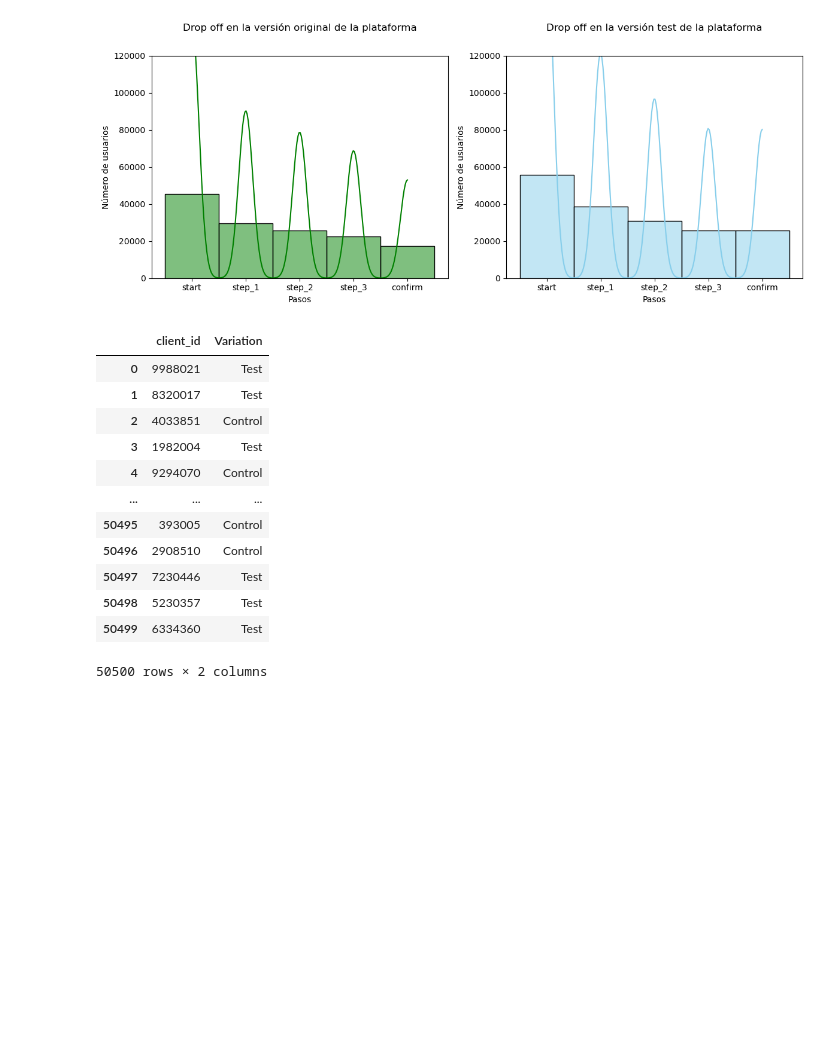
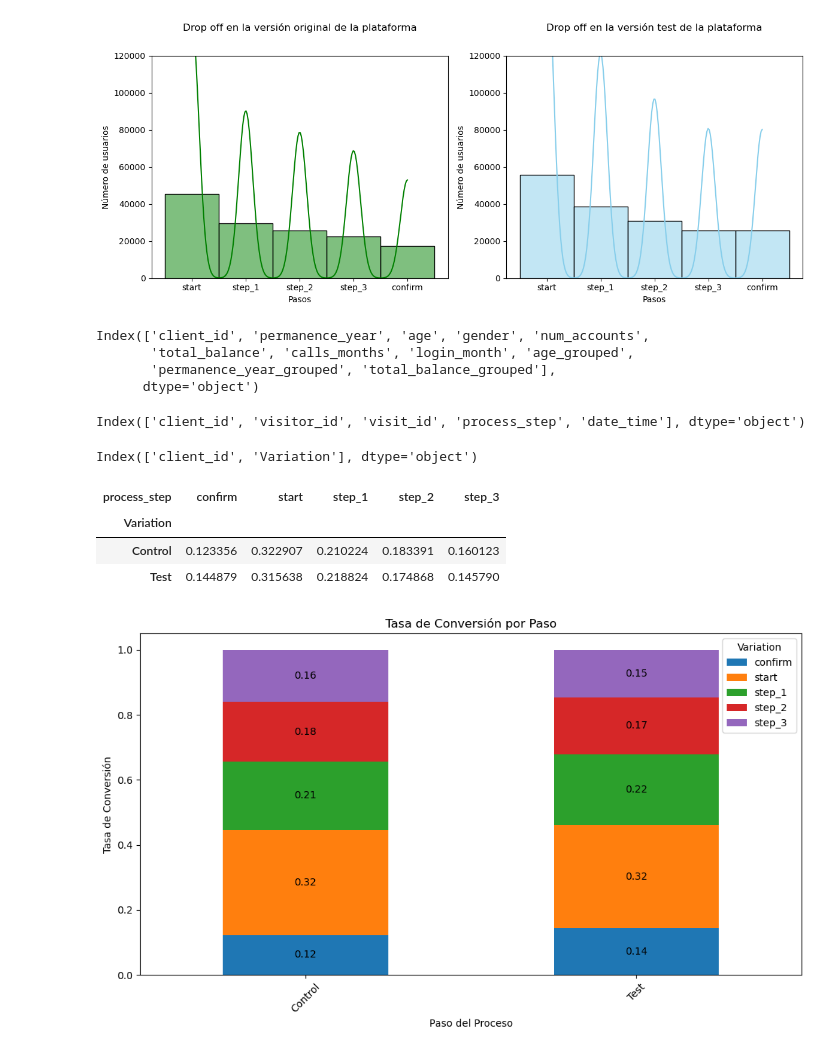
Before and after one commit to alicia-perez-diez/vanguard, a Jupyter notebook: notebooks/main.ipynb, the cells around one changed output. Cells and saved outputs as stored; diff of their text form; code cells hidden in the pictures; blank space fills up the shorter version.

```diff
--- a/notebooks/main.ipynb
+++ b/notebooks/main.ipynb
@@ -847,19 +859,58 @@ fig.update_layout(title="Tiempo promedio que tardan los usuarios en ir de un pas
 #mostramos el gráfico
 
 fig.show()
+# %%
+df_clientes_principales.columns
+# %% [output]
+Index(['client_id', 'permanence_year', 'age', 'gender', 'num_accounts',
+       'total_balance', 'calls_months', 'login_month', 'age_grouped',
+       'permanence_year_grouped', 'total_balance_grouped'],
+      dtype='object')
+# %%
+df_final_web_data.columns
+# %% [output]
+Index(['client_id', 'visitor_id', 'visit_id', 'process_step', 'date_time'], dtype='object')
 # %%
-df_exp
+df_exp.columns
 # %% [output]
-|  | client_id | Variation |
-| 0 | 9988021 | Test |
-| 1 | 8320017 | Test |
-| 2 | 4033851 | Control |
-| 3 | 1982004 | Test |
-| 4 | 9294070 | Control |
-| ... | ... | ... |
-| 50495 | 393005 | Control |
-| 50496 | 2908510 | Control |
-| 50497 | 7230446 | Test |
-| 50498 | 5230357 | Test |
-| 50499 | 6334360 | Test |
-50500 rows × 2 columns
+Index(['client_id', 'Variation'], dtype='object')
+# %%
+import pandas as pd
+import matplotlib.pyplot as plt
+
+# Unimos los dataframes en uno solo utilizando la columna 'client_id' como clave
+df_merged_para_tasa_de_conversion = pd.merge(df_final_web_data, df_exp, on='client_id')
+# %%
+#agrupamos los dataframes por tipo de variación y paso
+conversion_rates = df_merged_para_tasa_de_conversion.groupby(['Variation', 'process_step']).size().unstack()
+
+#calculamos la tasa de conversión para cada paso por cada tipo de variación
+conversion_rates = conversion_rates.div(conversion_rates.sum(axis=1), axis=0)
+# %%
+conversion_rates
+# %% [output]
+| process_step | confirm | start | step_1 | step_2 | step_3 |
+| Variation |  |  |  |  |  |
+| Control | 0.123356 | 0.322907 | 0.210224 | 0.183391 | 0.160123 |
+| Test | 0.144879 | 0.315638 | 0.218824 | 0.174868 | 0.145790 |
+# %%
+#graficamos la tasa de conversión por paso
+
+ax = conversion_rates.plot(kind='bar', stacked=True, figsize=(10, 6))
+plt.title('Tasa de Conversión por Paso')
+plt.xlabel('Paso del Proceso')
+plt.ylabel('Tasa de Conversión')
+plt.xticks(rotation=45)
+plt.legend(title='Variation')
+
+# Agregar etiquetas de texto para mostrar las tasas de conversión exactas en cada barra
+for p in ax.patches:
+    width = p.get_width()
+    height = p.get_height()
+    x, y = p.get_xy()
+    ax.annotate(f'{height:.2f}', (x + width/2, y + height/2), ha='center', va='center')
+
+plt.tight_layout()
+plt.show()
+# %% [output]
+[figure, added]
```
Also changed, not shown: parts of 35 cells of this notebook.
